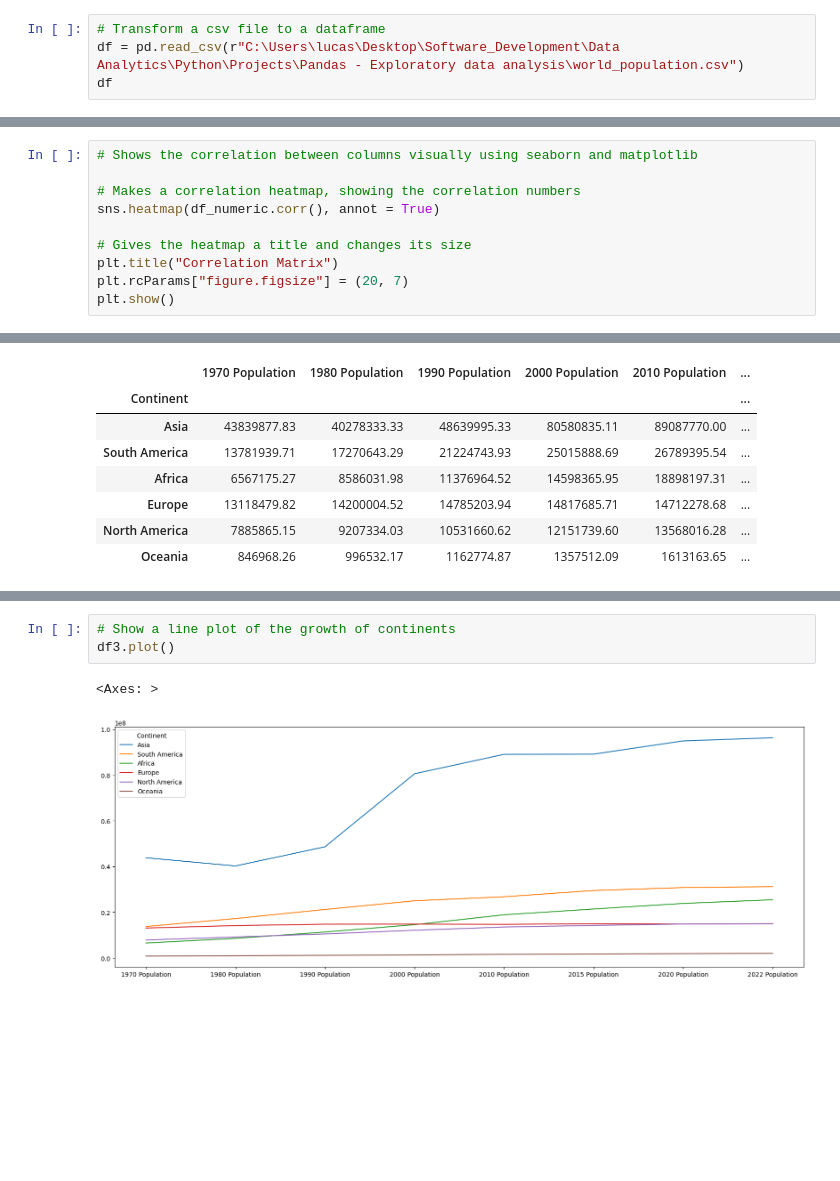
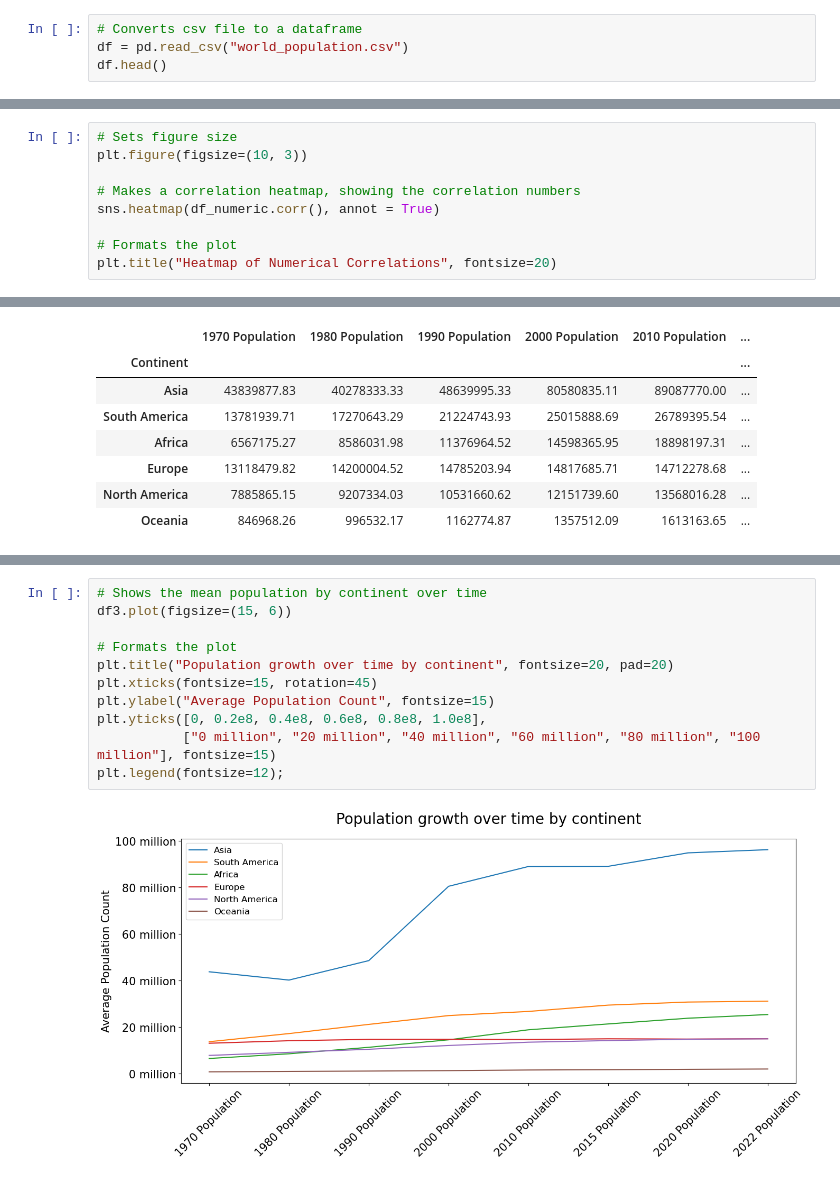
Before and after one commit to LucasHoffSchmidt/Pandas_World_Population_Exploratory_Data_Analysis, a Jupyter notebook: world_population_data_exploration_project.ipynb, the cells around one changed output, grey strips where cells are left out. Cells and saved outputs as stored; diff of their text form; blank space fills up the shorter version.

```diff
--- a/world_population_data_exploration_project.ipynb
+++ b/world_population_data_exploration_project.ipynb
@@ -5,9 +5,9 @@ import pandas as pd
 import seaborn as sns
 import matplotlib.pyplot as plt
 # %%
-# Transform a csv file to a dataframe
-df = pd.read_csv(r"C:\Users\lucas\Desktop\Software_Development\Data Analytics\Python\Projects\Pandas - Exploratory data analysis\world_population.csv")
-df
+# Converts csv file to a dataframe
+df = pd.read_csv("world_population.csv")
+df.head()
 # %% [output]
 |  | Rank | CCA3 | Country | Capital | Continent | 2022 Population | 2020 Population | 2015 Population | ... |
 | 0 | 36 | AFG | Afghanistan | Kabul | Asia | 41128771.0 | 38972230.0 | 33753499.0 | ... |
@@ -185,13 +177,12 @@ df_numeric.corr()
 | Growth Rate | -0.22 | -0.02 | -0.03 | -0.03 | -0.04 | -0.05 | ... |
 | World Population Percentage | -0.36 | 1.00 | 1.00 | 1.00 | 1.00 | 0.99 | ... |
 # %%
-# Shows the correlation between columns visually using seaborn and matplotlib
+# Sets figure size
+plt.figure(figsize=(10, 3))
 
 # Makes a correlation heatmap, showing the correlation numbers
 sns.heatmap(df_numeric.corr(), annot = True)
 
-# Gives the heatmap a title and changes its size
-plt.title("Correlation Matrix")
-plt.rcParams["figure.figsize"] = (20, 7)
-plt.show()
+# Formats the plot
+plt.title("Heatmap of Numerical Correlations", fontsize=20)
 # %% [output]
@@ -267,9 +249,16 @@ df3
 | 2020 Population | 94955134.37 | 30823574.50 | 23871435.26 | 14915843.92 | 14855914.82 | 1910148.96 |
 | 2022 Population | 96327387.31 | 31201186.29 | 25455879.68 | 15055371.82 | 15007403.40 | 2046386.32 |
 # %%
-# Show a line plot of the growth of continents
-df3.plot()
+# Shows the mean population by continent over time
+df3.plot(figsize=(15, 6))
+
+# Formats the plot
+plt.title("Population growth over time by continent", fontsize=20, pad=20)
+plt.xticks(fontsize=15, rotation=45)
+plt.ylabel("Average Population Count", fontsize=15)
+plt.yticks([0, 0.2e8, 0.4e8, 0.6e8, 0.8e8, 1.0e8],
+           ["0 million", "20 million", "40 million", "60 million", "80 million", "100 million"], fontsize=15)
+plt.legend(fontsize=12);
 # %% [output]
-<Axes: >
-[figure, old version]
+[figure, new version]
 # %%
```
Also changed, not shown: parts of 16 cells of this notebook, 3 other files.
